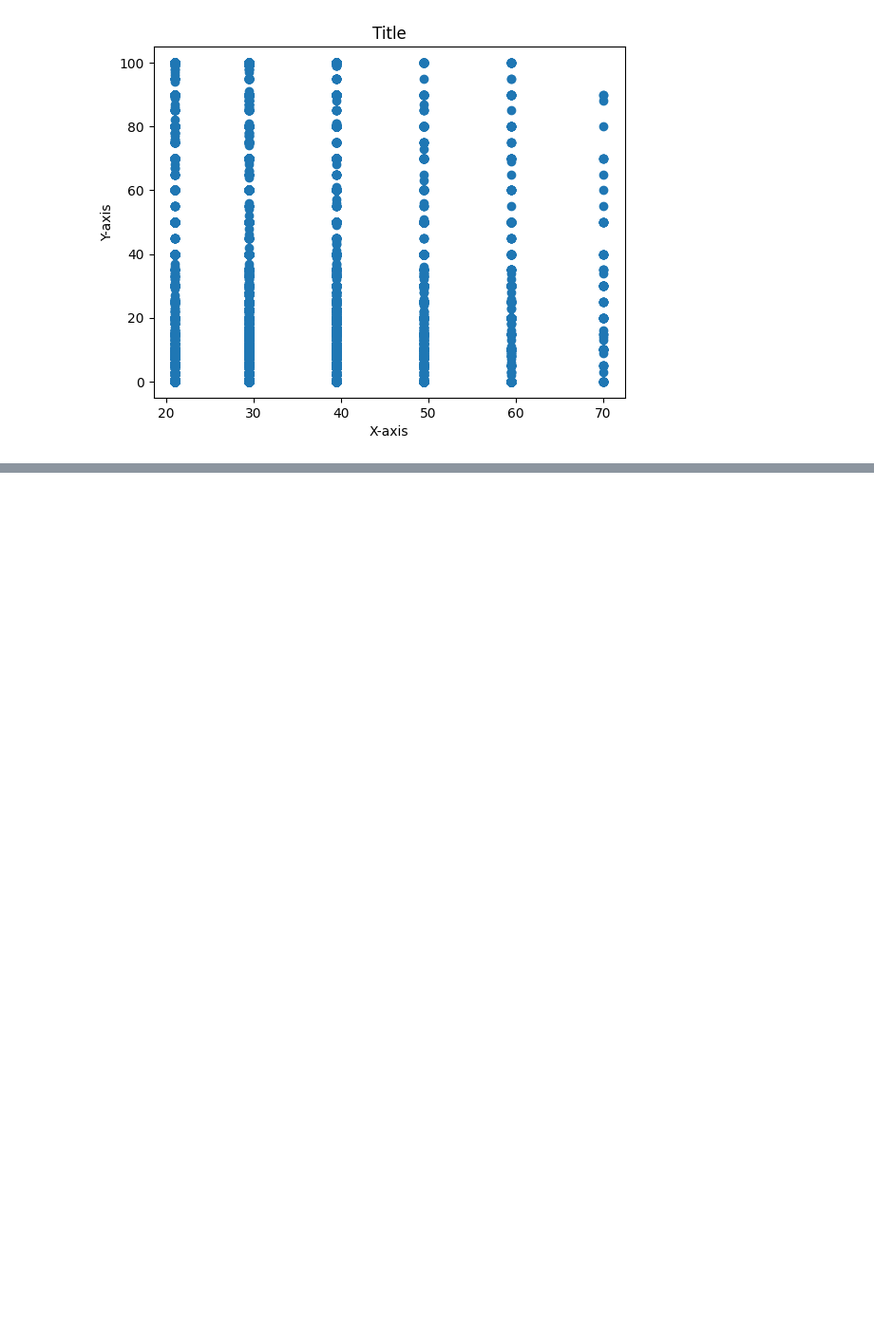
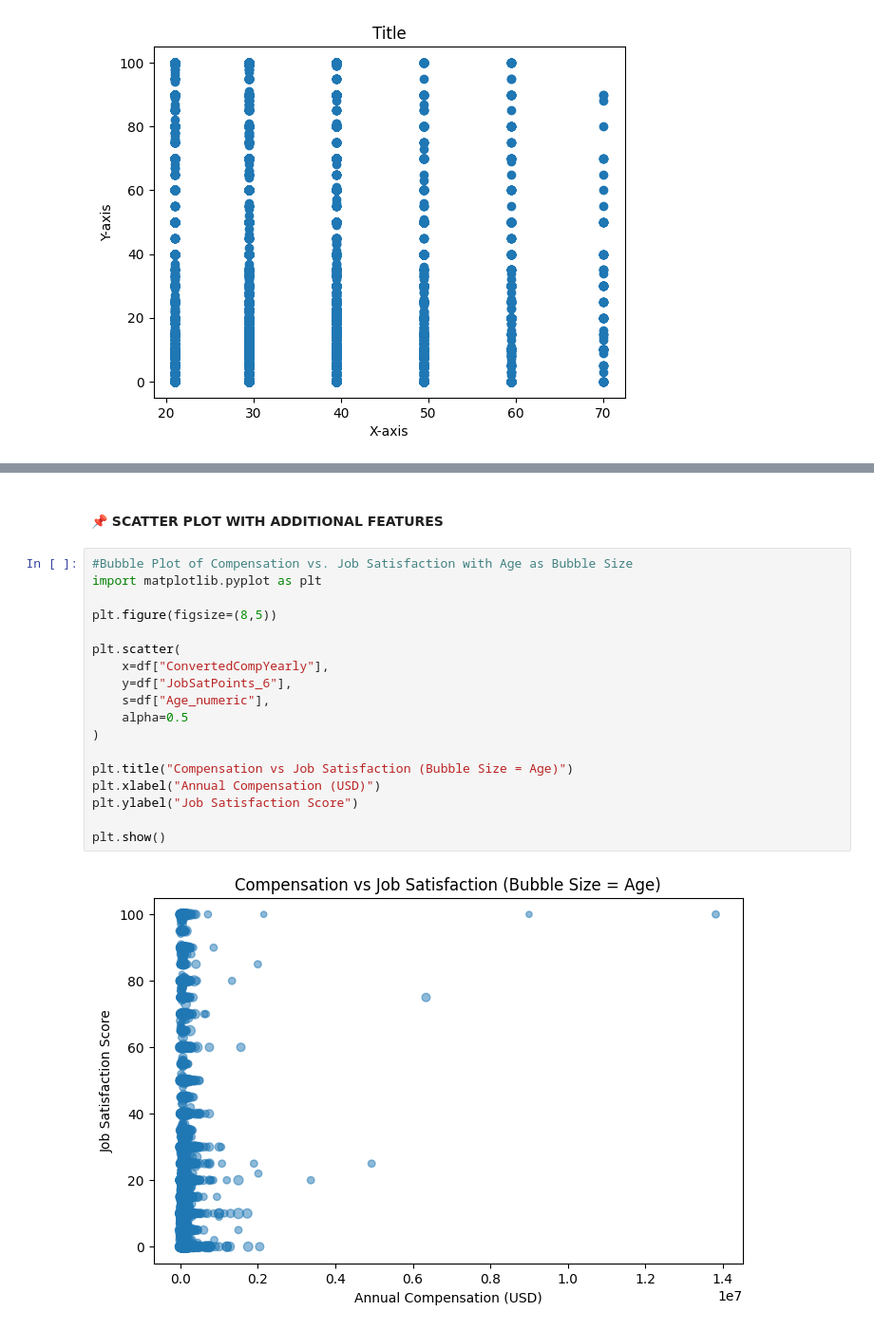
Before and after one commit to dev-evelin/ibm-data-analyst-capstone, a Jupyter notebook: notebooks/04_Data_Visualization.ipynb, the cells around one changed output, grey strips where cells are left out. Shown at 95% size. Cells and saved outputs as stored; diff of their text form; blank space fills up the shorter version.

```diff
--- a/notebooks/04_Data_Visualization.ipynb
+++ b/notebooks/04_Data_Visualization.ipynb
@@ -779,0 +733,22 @@ plt.show()
+# %% [markdown]
+#### 📌 SCATTER PLOT WITH ADDITIONAL FEATURES
+# %%
+#Bubble Plot of Compensation vs. Job Satisfaction with Age as Bubble Size
+import matplotlib.pyplot as plt
+
+plt.figure(figsize=(8,5))
+
+plt.scatter(
+    x=df["ConvertedCompYearly"],
+    y=df["JobSatPoints_6"],
+    s=df["Age_numeric"],
+    alpha=0.5
+)
+
+plt.title("Compensation vs Job Satisfaction (Bubble Size = Age)")
+plt.xlabel("Annual Compensation (USD)")
+plt.ylabel("Job Satisfaction Score")
+
+plt.show()
+# %% [output]
+[figure, added]
```
Also changed, not shown: parts of 27 cells of this notebook.
